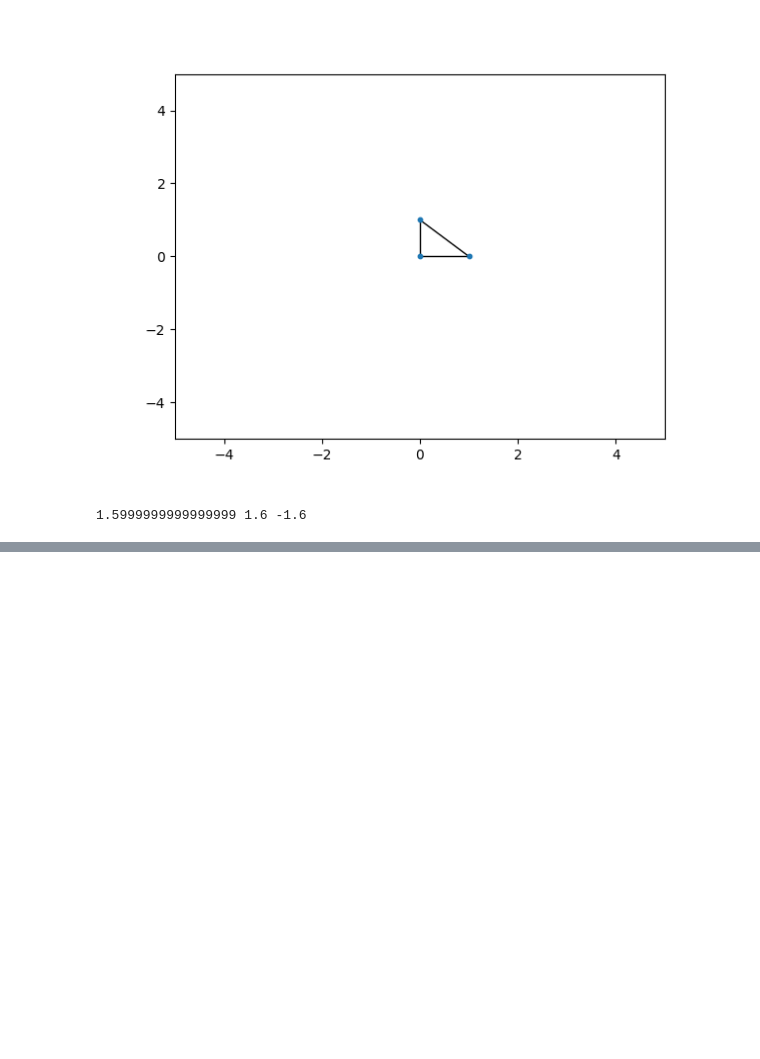
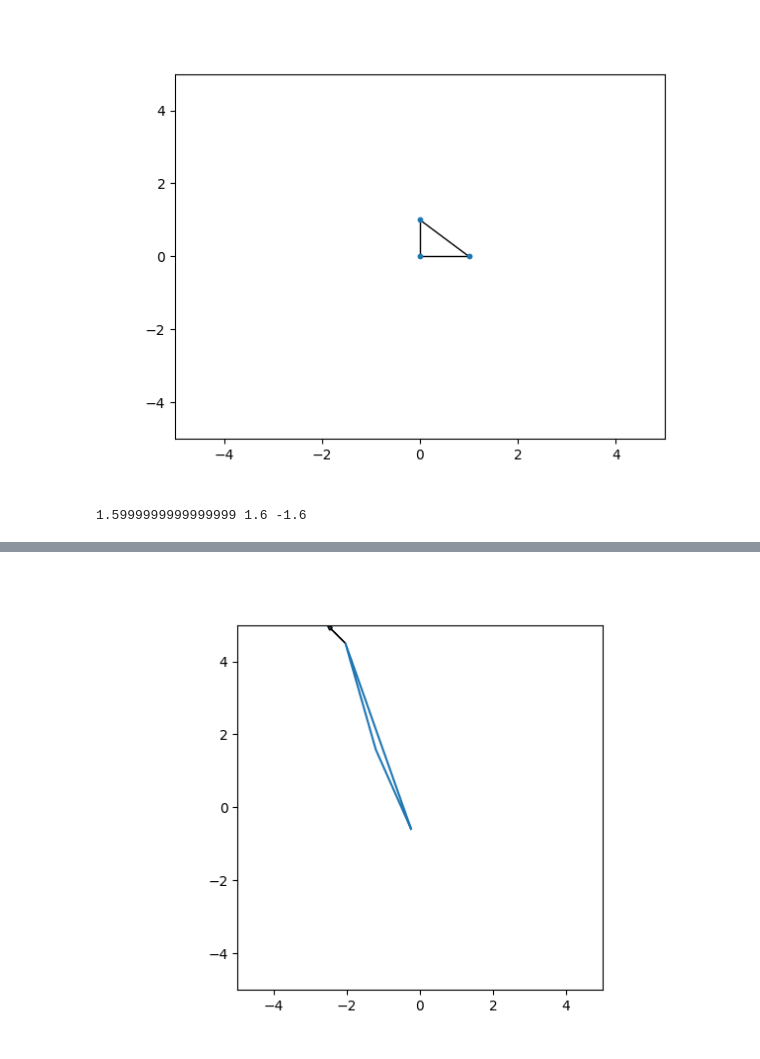
Before and after one commit to aechoi/muscular_hydrostat, a Jupyter notebook: src/isochoric.ipynb, the cells around one changed output, grey strips where cells are left out. Cells and saved outputs as stored; diff of their text form; code cells hidden in the pictures; blank space fills up the shorter version.

Commit message:
add constrained dynamic simulation

```diff
--- a/src/isochoric.ipynb
+++ b/src/isochoric.ipynb
@@ -308,0 +144,21 @@ The following constraints are not DCP:
+# %%
+def get_triangle_coords(q):
+    return ([q[0], q[2], q[4], q[0]], [q[1], q[3], q[5], q[1]])
+
+fig, ax = plt.subplots()
+ax.set_aspect('equal')
+ax.set_xlim([-5, 5])
+ax.set_ylim([-5, 5])
+tri, = ax.plot(*get_triangle_coords(qs[0]))
+arrow = ax.arrow(qs[0,2,0], qs[0,3,0], Q[0,2,0], Q[0,3,0], length_includes_head=True, head_width=.1)
+
+
+def update(frame):
+    tri.set_data(*get_triangle_coords(qs[frame]))
+    arrow.set_data(x=qs[frame, 2, 0], y=qs[frame, 3, 0], dx=Q[frame, 2, 0], dy=Q[frame, 3, 0])
+    return tri, arrow,
+
+ani = animation.FuncAnimation(fig, update, frames=simulation_steps, interval=10)
+ani.save('triangle_animation.mp4')
+# %% [output]
+[figure, added]
```
Also changed, not shown: parts of 7 cells of this notebook, 3 other files.
